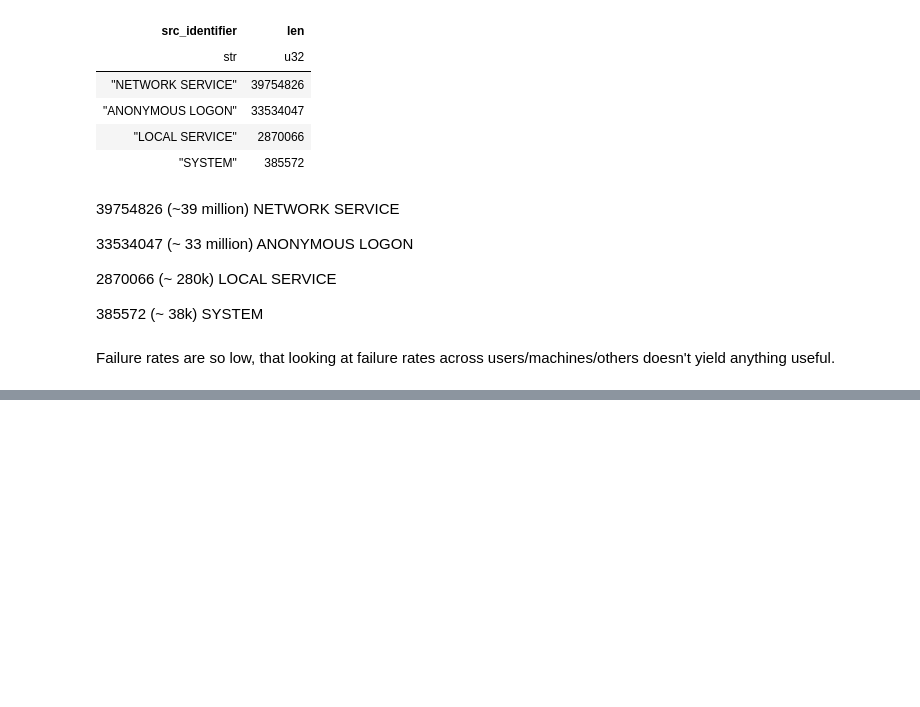
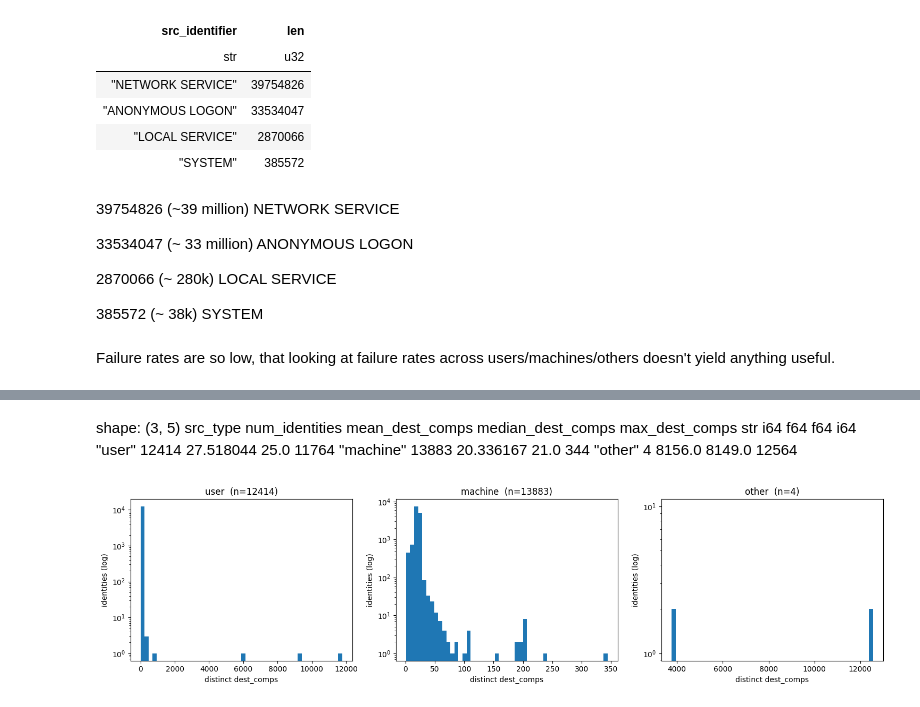
Before and after one commit to Tarun-Rajan99/MSc-Project, a Jupyter notebook: 03_working_notebooks/human_computer.ipynb, the cells around one changed output, grey strips where cells are left out. Drawn from its saved outputs; the diff is of its cells as text; code cells hidden in the pictures; blank space fills up the shorter version.

```diff
--- a/03_working_notebooks/human_computer.ipynb
+++ b/03_working_notebooks/human_computer.ipynb
@@ -95,0 +149,11 @@ Failure rates are so low, that looking at failure rates across users/machines/ot
+# %%
+# %%
+# Per-identity distinct dest_comp counts, one DataFrame per src_type
+per_identity = {}
+for t in ["user", "machine", "other"]:
+    per_identity[t] = (
+        df.filter(pl.col("src_type") == t)
+          .group_by("src_identifier")
+          .agg(pl.col("dest_comp").n_unique().alias("distinct_dest_comps"))
+          .collect(engine="streaming")
+    )
@@ -95,0 +180,24 @@ Failure rates are so low, that looking at failure rates across users/machines/ot
+# %% [markdown]
+shape: (3, 5)
+src_type	num_identities	mean_dest_comps	median_dest_comps	max_dest_comps
+str	i64	f64	f64	i64
+"user"	12414	27.518044	25.0	11764
+"machine"	13883	20.336167	21.0	344
+"other"	4	8156.0	8149.0	12564
+# %%
+# %%
+# (3) Histograms of distinct_dest_comps per identity, one per src_type
+fig, axes = plt.subplots(1, 3, figsize=(15, 4))
+
+for ax, t in zip(axes, ["user", "machine", "other"]):
+    vals = per_identity[t]["distinct_dest_comps"].to_numpy()
+    ax.hist(vals, bins=50)
+    ax.set_yscale("log")          # counts vary wildly; log makes the tail visible
+    ax.set_title(f"{t}  (n={len(vals)})")
+    ax.set_xlabel("distinct dest_comps")
+    ax.set_ylabel("identities (log)")
+
+plt.tight_layout()
+plt.show()
+# %% [output]
+[figure, added]
```
Also changed, not shown: parts of 14 cells of this notebook.
